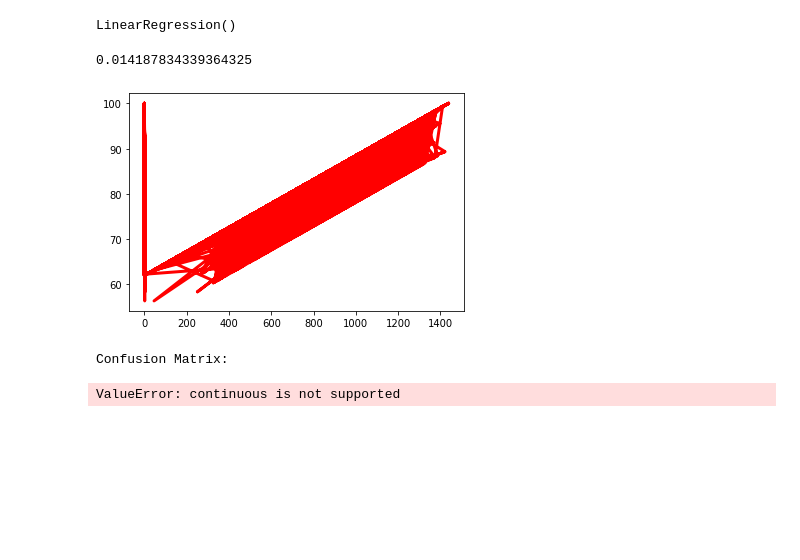
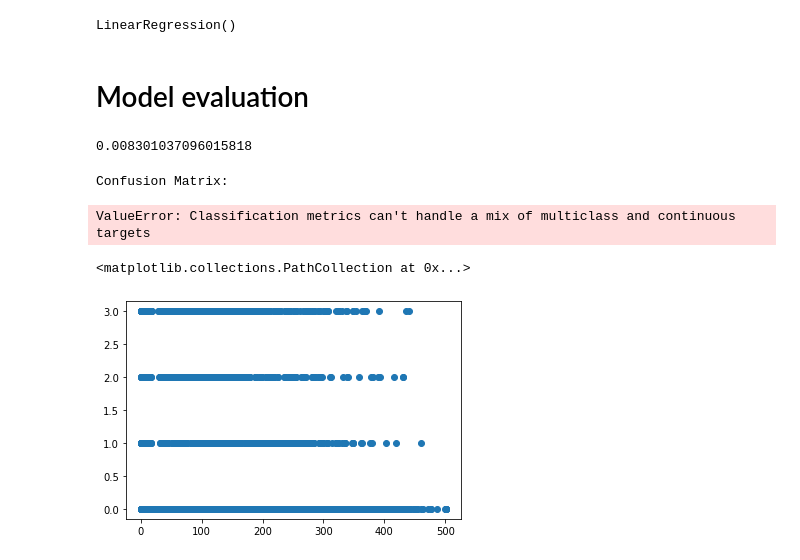
Before and after one commit to elisakaisa/blood_glucose_ML, a Jupyter notebook: project1.ipynb, the cells around one changed output. Cells and saved outputs as stored; diff of their text form; code cells hidden in the pictures; blank space fills up the shorter version.

```diff
--- a/project1.ipynb
+++ b/project1.ipynb
@@ -49,6 +53,7 @@ data = data.dropna()
 #drop non numeric values of "value" and change value from object to float, then drop N/A values
 data['value'] = pd.to_numeric(data['value'], errors='coerce')
 data = data.dropna()
+data['value'] = data['value'].astype(int)
 
-data
+data.info()
 # %% [output]
@@ -234,18 +231,15 @@ regr = linear_model.LinearRegression()
 regr.fit(X_train, y_train)
 # %% [output]
 LinearRegression()
+# %% [markdown]
+<h1>Model evaluation </h1>
 # %%
 y_pred = regr.predict(X_test)
 
 from sklearn.metrics import r2_score
 r2_score(y_test, y_pred)
 # %% [output]
-0.014187834339364325
+0.008301037096015818
-# %%
-plt.plot(X_test, regr.predict(X_test), color = 'red', linewidth = 3)
-plt.show()
-# %% [output]
-[figure, removed]
 # %%
 from sklearn.metrics import confusion_matrix
 from sklearn.metrics import accuracy_score
@@ -258,7 +252,7 @@ print('Report:')
 print(classification_report(y_test, y_pred))
 # %% [output]
 Confusion Matrix:
-ValueError: continuous is not supported
+ValueError: Classification metrics can't handle a mix of multiclass and continuous targets
 # %%
 # interested only in codes:
     #69 = Typical exercise activity
@@ -266,3 +260,8 @@ ValueError: continuous is not supported
     #71 = Less-than-usual exercise activity
 #training_data = data.loc[(data["exercise"] == 1) | (data["exercise"] == 2) | (data["exercise"] == 3)]
 #training_data.head(30)
+# %%
+plt.scatter(data['value'], data['daily_exercise'])
+# %% [output]
+<matplotlib.collections.PathCollection at 0x...>
+[figure, added]
```
Also changed, not shown: parts of 17 cells of this notebook.
